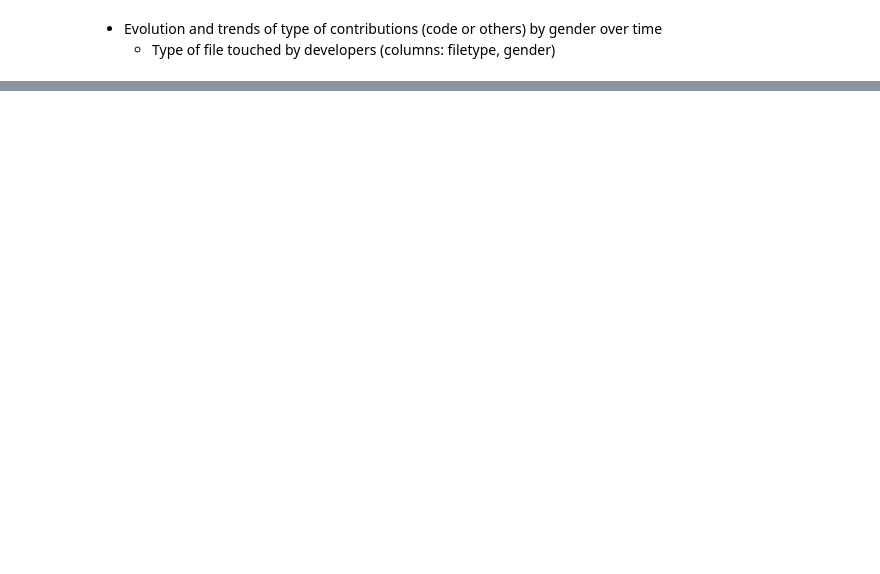
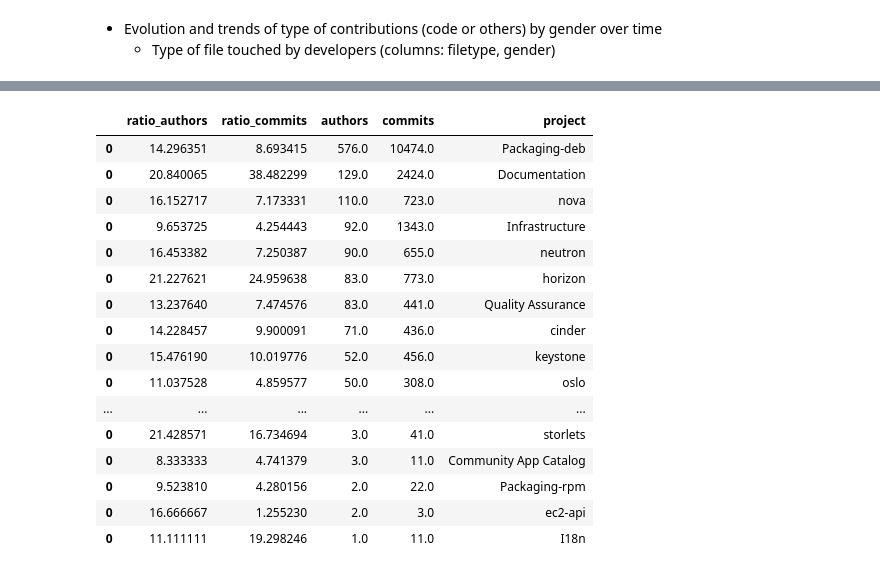
Before and after one commit to dicortazar/ipython-notebooks, a Jupyter notebook: projects/openstack-diversity/OpenStack Diversity Metrics.ipynb, the cells around one changed output, grey strips where cells are left out. Saved outputs shown, nothing was run; the diff lists cells and outputs as text; code cells hidden in the pictures; blank space fills up the shorter version.

```diff
--- a/projects/openstack-diversity/OpenStack Diversity Metrics.ipynb
+++ b/projects/openstack-diversity/OpenStack Diversity Metrics.ipynb
@@ -296,0 +401,20 @@ draw_evolutionary_chart("key_as_string", "doc_count")
+# %%
+df_summary.sort_values("authors", ascending=False)
+# %% [output]
+|  | ratio_authors | ratio_commits | authors | commits | project |
+| 0 | 14.296351 | 8.693415 | 576.0 | 10474.0 | Packaging-deb |
+| 0 | 20.840065 | 38.482299 | 129.0 | 2424.0 | Documentation |
+| 0 | 16.152717 | 7.173331 | 110.0 | 723.0 | nova |
+| 0 | 9.653725 | 4.254443 | 92.0 | 1343.0 | Infrastructure |
+| 0 | 16.453382 | 7.250387 | 90.0 | 655.0 | neutron |
+| 0 | 21.227621 | 24.959638 | 83.0 | 773.0 | horizon |
+| 0 | 13.237640 | 7.474576 | 83.0 | 441.0 | Quality Assurance |
+| 0 | 14.228457 | 9.900091 | 71.0 | 436.0 | cinder |
+| 0 | 15.476190 | 10.019776 | 52.0 | 456.0 | keystone |
+| 0 | 11.037528 | 4.859577 | 50.0 | 308.0 | oslo |
+| ... | ... | ... | ... | ... | ... |
+| 0 | 21.428571 | 16.734694 | 3.0 | 41.0 | storlets |
+| 0 | 8.333333 | 4.741379 | 3.0 | 11.0 | Community App Catalog |
+| 0 | 9.523810 | 4.280156 | 2.0 | 22.0 | Packaging-rpm |
+| 0 | 16.666667 | 1.255230 | 2.0 | 3.0 | ec2-api |
+| 0 | 11.111111 | 19.298246 | 1.0 | 11.0 | I18n |
```
Also changed, not shown: parts of 14 cells of this notebook, 1 other file.
